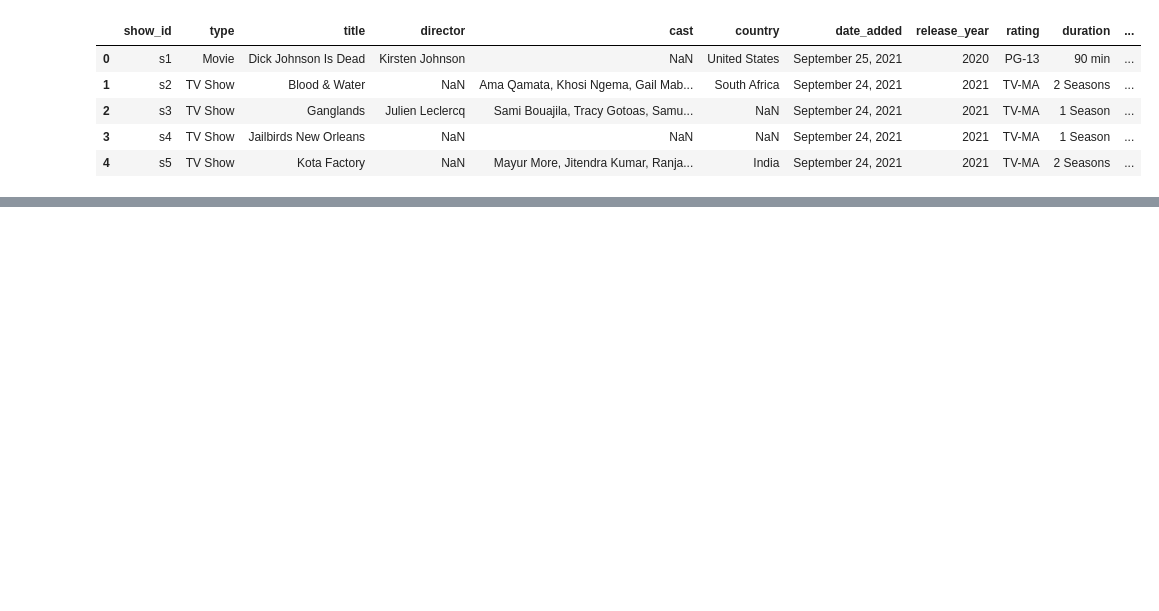
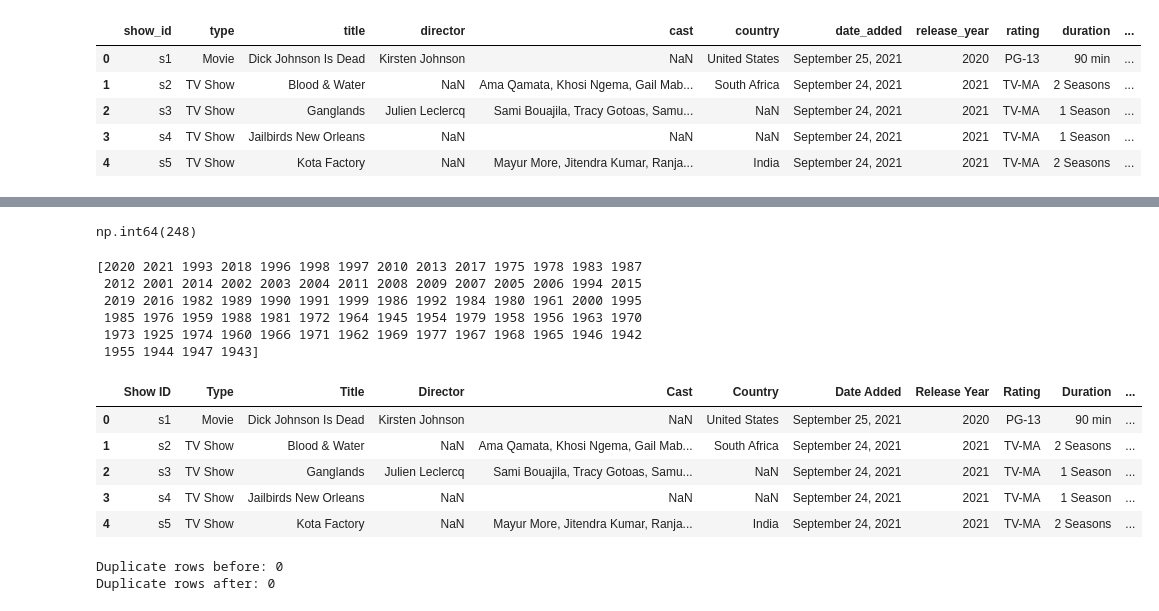
Before and after one commit to ViktoriaGluhovskya/netflix-content-strategy, a Jupyter notebook: netflix_analysis.ipynb, the cells around one changed output, grey strips where cells are left out. Drawn from its saved outputs; the diff is of its cells as text; code cells hidden in the pictures; blank space fills up the shorter version.

```diff
--- a/netflix_analysis.ipynb
+++ b/netflix_analysis.ipynb
@@ -51,0 +100,13 @@ df.head()
+# %%
+df_clean['description'].str.len().max()
+# %% [output]
+np.int64(248)
+# %%
+print(df_clean['release_year'].unique())
+# %% [output]
+[2020 2021 1993 2018 1996 1998 1997 2010 2013 2017 1975 1978 1983 1987
+ 2012 2001 2014 2002 2003 2004 2011 2008 2009 2007 2005 2006 1994 2015
+ 2019 2016 1982 1989 1990 1991 1999 1986 1992 1984 1980 1961 2000 1995
+ 1985 1976 1959 1988 1981 1972 1964 1945 1954 1979 1958 1956 1963 1970
+ 1973 1925 1974 1960 1966 1971 1962 1969 1977 1967 1968 1965 1946 1942
+ 1955 1944 1947 1943]
@@ -51,0 +115,15 @@ df.head()
+# %%
+df.rename(columns={
+    'show_id': 'Show ID',
+    'type': 'Type',
+    'title': 'Title',
+    'director': 'Director',
+    'cast': 'Cast',
+    'country': 'Country',
+    'date_added': 'Date Added',
+    'release_year': 'Release Year',
+    'rating': 'Rating',
+    'duration': 'Duration',
+    'listed_in': 'Genres',
+    'description': 'Description'
+}, inplace=True)
@@ -51,0 +132,21 @@ df.head()
+# %%
+df.head()
+# %% [output]
+|  | Show ID | Type | Title | Director | Cast | Country | Date Added | Release Year | Rating | Duration | ... |
+| 0 | s1 | Movie | Dick Johnson Is Dead | Kirsten Johnson | NaN | United States | September 25, 2021 | 2020 | PG-13 | 90 min | ... |
+| 1 | s2 | TV Show | Blood & Water | NaN | Ama Qamata, Khosi Ngema, Gail Mab... | South Africa | September 24, 2021 | 2021 | TV-MA | 2 Seasons | ... |
+| 2 | s3 | TV Show | Ganglands | Julien Leclercq | Sami Bouajila, Tracy Gotoas, Samu... | NaN | September 24, 2021 | 2021 | TV-MA | 1 Season | ... |
+| 3 | s4 | TV Show | Jailbirds New Orleans | NaN | NaN | NaN | September 24, 2021 | 2021 | TV-MA | 1 Season | ... |
+| 4 | s5 | TV Show | Kota Factory | NaN | Mayur More, Jitendra Kumar, Ranja... | India | September 24, 2021 | 2021 | TV-MA | 2 Seasons | ... |
+# %%
+# Count duplicates before removal
+print("Duplicate rows before:", df.duplicated().sum())
+
+# Remove duplicates
+df.drop_duplicates(inplace=True)
+
+# Count duplicates after
+print("Duplicate rows after:", df.duplicated().sum())
+# %% [output]
+Duplicate rows before: 0
+Duplicate rows after: 0
```
Also changed, not shown: parts of 31 cells of this notebook, 40 other files.
